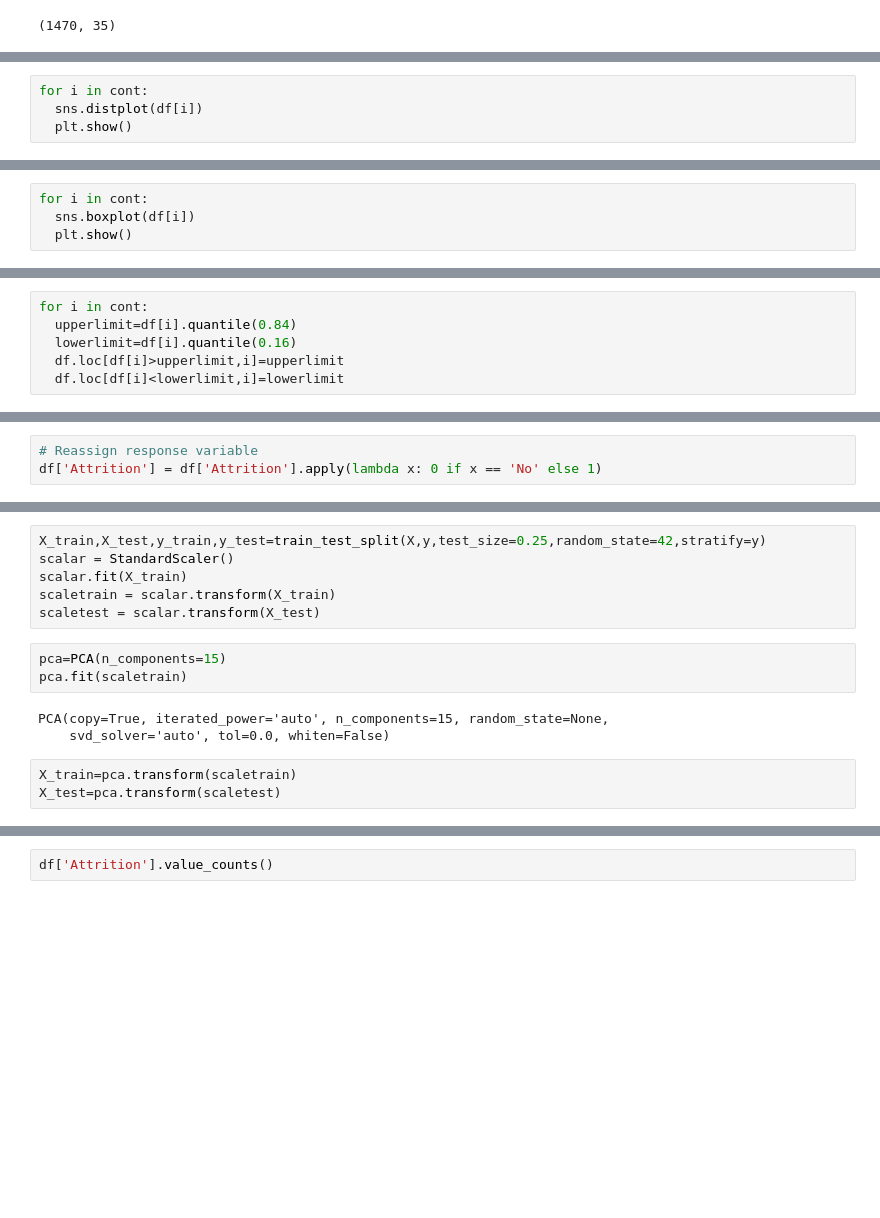
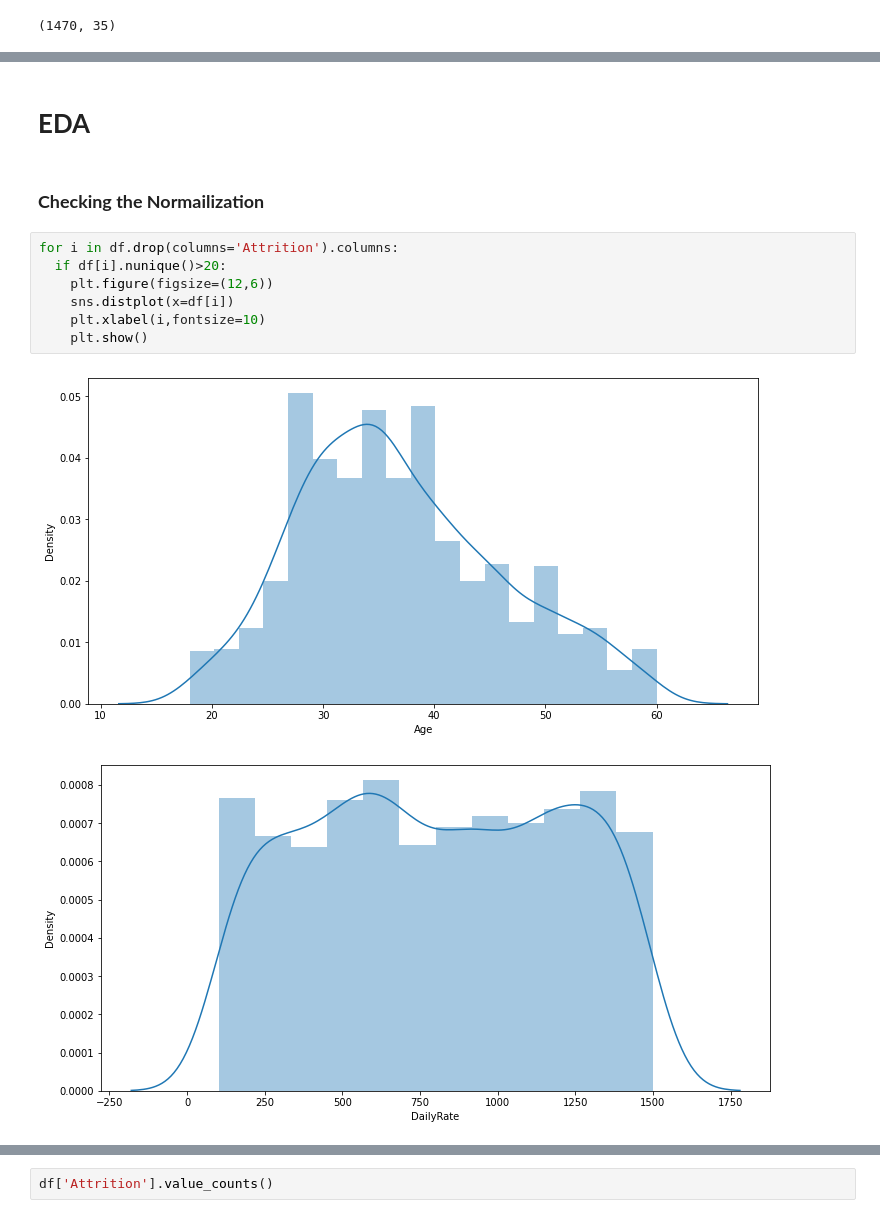
Before and after one commit to shailzafiroz/Evaluation_Project, a Jupyter notebook: HRAnalyticsof_IBM.ipynb, the cells around one changed output, grey strips where cells are left out. Cells and saved outputs as stored; diff of their text form; blank space fills up the shorter version.

```diff
--- a/HRAnalyticsof_IBM.ipynb
+++ b/HRAnalyticsof_IBM.ipynb
@@ -108,4 +128,0 @@ for i in df.columns:
-# %%
-for i in cont:
-  sns.distplot(df[i])
-  plt.show()
@@ -119,4 +128,0 @@ for i in cont:
-# %%
-for i in cont:
-  sns.boxplot(df[i])
-  plt.show()
@@ -130,6 +128,0 @@ for i in cont:
-# %%
-for i in cont:
-  upperlimit=df[i].quantile(0.84)
-  lowerlimit=df[i].quantile(0.16)
-  df.loc[df[i]>upperlimit,i]=upperlimit
-  df.loc[df[i]<lowerlimit,i]=lowerlimit
@@ -180,3 +128,0 @@ df.duplicated().sum()
-# %%
-# Reassign response variable
-df['Attrition'] = df['Attrition'].apply(lambda x: 0 if x == 'No' else 1)
@@ -315,15 +129,14 @@ y=df3['Attrition']
-# %%
-X_train,X_test,y_train,y_test=train_test_split(X,y,test_size=0.25,random_state=42,stratify=y)
-scalar = StandardScaler()
-scalar.fit(X_train)
-scaletrain = scalar.transform(X_train)
-scaletest = scalar.transform(X_test)
-# %%
-pca=PCA(n_components=15)
-pca.fit(scaletrain)
-# %% [output]
-PCA(copy=True, iterated_power='auto', n_components=15, random_state=None,
-    svd_solver='auto', tol=0.0, whiten=False)
-# %%
-X_train=pca.transform(scaletrain)
-X_test=pca.transform(scaletest)
+# %% [markdown]
+# **EDA**
+# %% [markdown]
+### **Checking the Normailization**
+# %%
+for i in df.drop(columns='Attrition').columns:
+  if df[i].nunique()>20:
+    plt.figure(figsize=(12,6))
+    sns.distplot(x=df[i])
+    plt.xlabel(i,fontsize=10)
+    plt.show()
+# %% [output]
+[figure, added]
+[figure, added]
```
Also changed, not shown: parts of 237 cells of this notebook.
